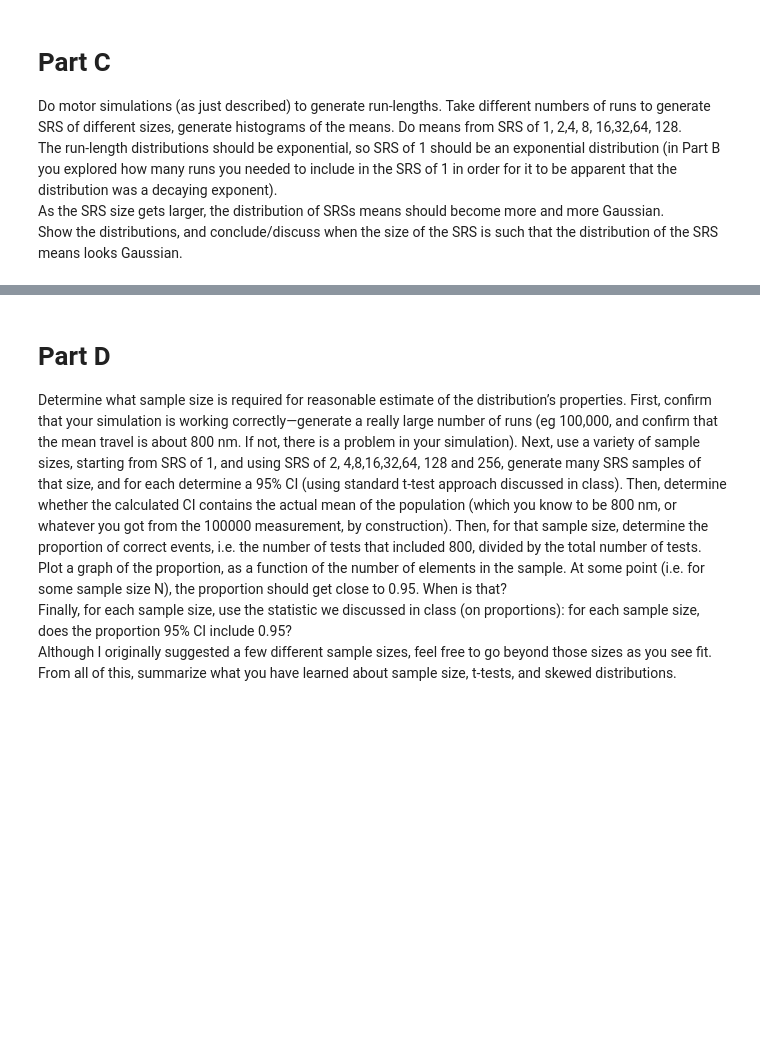
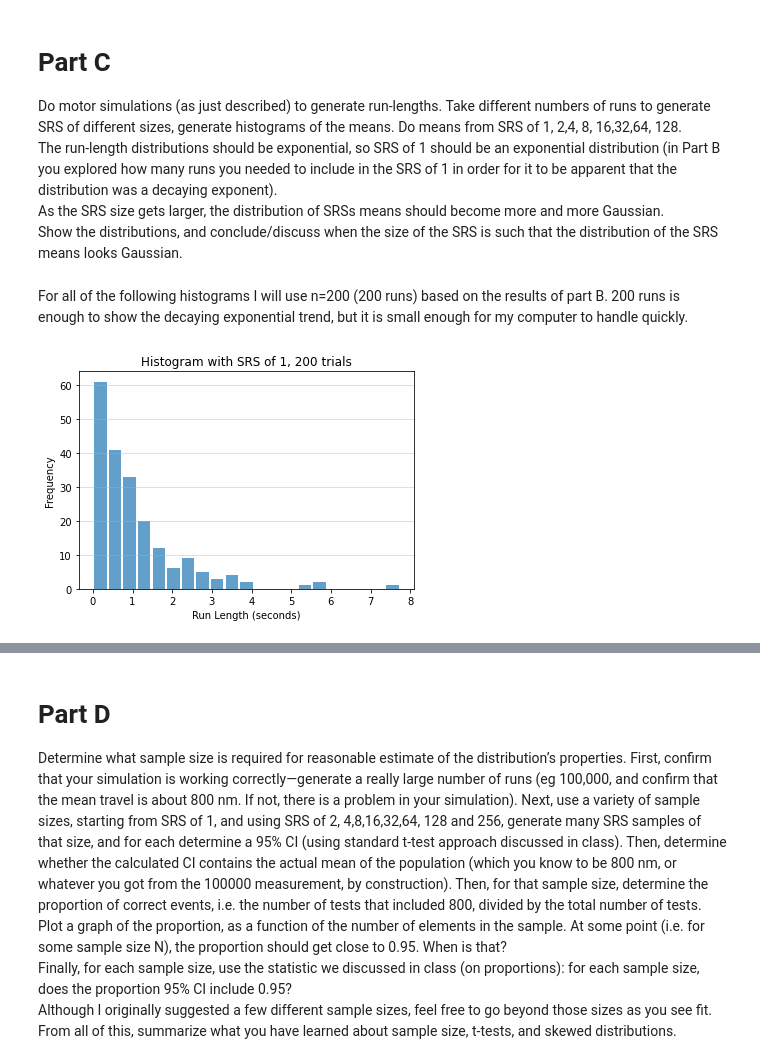
Before and after one commit to ktbartas/SysCellBio, a Jupyter notebook: Gross_HW1.ipynb, the cells around one changed output, grey strips where cells are left out. Drawn from its saved outputs; the diff is of its cells as text; code cells hidden in the pictures; blank space fills up the shorter version.

Commit message:
part c done

```diff
--- a/Gross_HW1.ipynb
+++ b/Gross_HW1.ipynb
@@ -27,6 +27,7 @@ MtrDetachDecider = random.randrange(ts) #This is used to see if falls off
 num_steps=[] #placeholder, empty list
 distance_travelled=[] #placeholder, empty list
 run_length=[] #placeholder, empty list
+velocity=[] #placeholder, empty list
 # %%
 #for loop which runs simulation n times
 for i in range(n):  #This is a loop which will go n times
@@ -47,5 +48,6 @@ for i in range(n):  #This is a loop which will go n times
                 num_steps.append(Numsteps) #append num steps for this iteration i to list
                 distance_travelled.append(Numsteps*8) #append dist travelled for this iteration i to list
                 run_length.append(numtimesteps/10000)
+                velocity.append((Numsteps*8)/(numtimesteps/10000)) #append velocity for this iteration i to list
                 #print("Distance travelled (nm): ",Numsteps*8, ", Number of time steps: ",numtimesteps,(Numsteps*8)/(numtimesteps/10000))
 # %%
@@ -279,3 +281,41 @@ Do motor simulations (as just described) to generate run-lengths. Take different
 The run-length distributions should be exponential, so SRS of 1 should be an exponential distribution (in Part B you explored how many runs you needed to include in the SRS of 1 in order for it to be apparent that the distribution was a decaying exponent).
 As the SRS size gets larger, the distribution of SRSs means should become more and more Gaussian.
 Show the distributions, and conclude/discuss when the size of the SRS is such that the distribution of the SRS means looks Gaussian.
+# %% [markdown]
+For all of the following histograms I will use n=200 (200 runs) based on the results of part B. 200 runs is enough to show the decaying exponential trend, but it is small enough for my computer to handle quickly.
+# %%
+#SRS of 1
+n = 200 # n is the number of runs to simulate
+ts = 10000 # ts is the number of time steps in a second
+MtrStepDecider = random.randrange(ts) #this will be used to determine if try to step
+MtrDetachDecider = random.randrange(ts) #This is used to see if falls off
+num_steps=[] #placeholder, empty list
+distance_travelled=[] #placeholder, empty list
+run_length=[] #placeholder, empty list
+for i in range(n):  #This is a loop which will go n times
+    numtimesteps = 0
+    Numsteps = 0
+    MtrDetachDecider = 1000  #this makes sure you get into the while loop
+    while MtrDetachDecider >= 100:
+        numtimesteps = numtimesteps + 1
+        MtrStepDecider = random.randrange (ts)
+        # print('timestep is', numtimesteps, 'MtrStepDecider is', MtrStepDecider, 'MtrDetachDec is', MtrDetachDecider )
+        if MtrStepDecider < 100:  #if true, then is attempting to step
+            MtrDetachDecider = random.randrange(ts)
+            if MtrDetachDecider >= 100:
+                Numsteps = Numsteps + 1
+                #print ('entered if loop')
+                #print ('steps taken so far', Numsteps)
+            else:
+                num_steps.append(Numsteps) #append num steps for this iteration i to list
+                distance_travelled.append(Numsteps*8) #append dist travelled for this iteration i to list
+                run_length.append(numtimesteps/10000)
+#make histogram below
+m, bins, patches = plt.hist(x=run_length, bins='auto', alpha=0.7, rwidth=0.85) #choose bins automatically
+plt.grid(axis='y', alpha=0.5)
+plt.xlabel('Run Length (seconds)')
+plt.ylabel('Frequency')
+plt.title('Histogram with SRS of 1, 200 trials')
+maxfreq = m.max()
+# %% [output]
+[figure, added]
```
Also changed, not shown: parts of 14 cells of this notebook.
